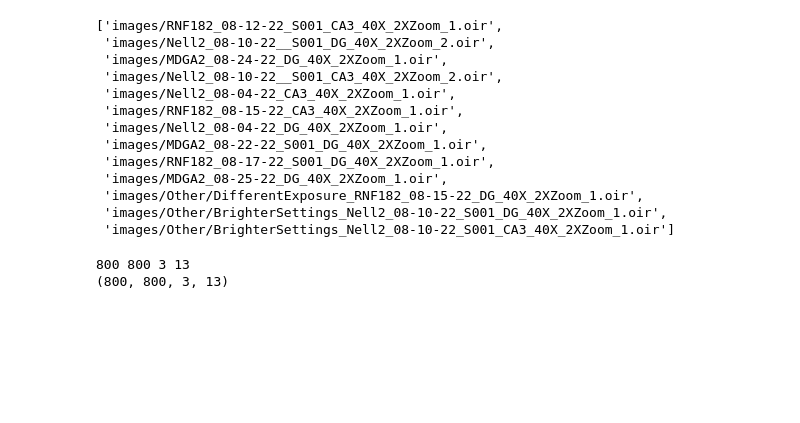
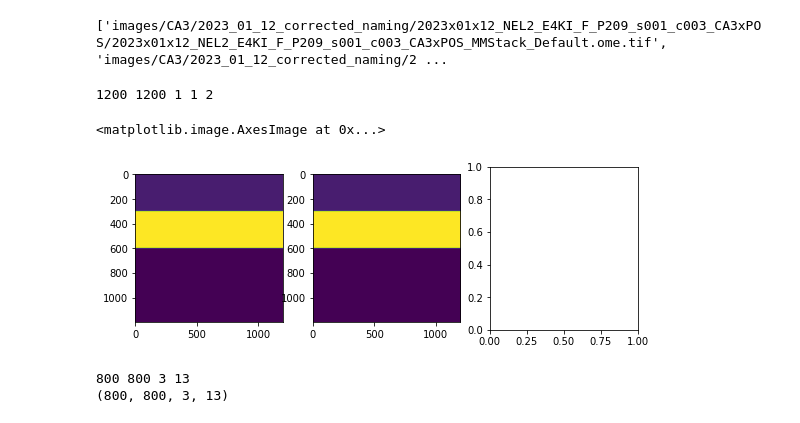
Before and after one commit to dtabuena/Images, a Jupyter notebook: Edit_Rig_Images.ipynb, the cells around one changed output. Cells and saved outputs as stored; diff of their text form; code cells hidden in the pictures; blank space fills up the shorter version.

```diff
--- a/Edit_Rig_Images.ipynb
+++ b/Edit_Rig_Images.ipynb
@@ -45,6 +50,6 @@ def get_sub_files(rootdir):
             file_list.extend([os.path.join(rootdir,f) for f in files])
     return file_list
 
-folder = get_drobox_folder('https://www.dropbox.com/sh/rv7944fsk9p1mvk/AAC0E8ZTPkr-pfgK8zdC730Sa?dl=0', 'images')
+folder = get_drobox_folder('https://www.dropbox.com/sh/a3vrgx8n2lvs53w/AAAVi1gSXYaP3gY4PmvWlRbAa?dl=0', 'images')
 file_list = get_sub_files(folder)
 # %% [output]
@@ -67,19 +73,41 @@ replace /content/images/MDGA2_08-24-22_DG_40X_2XZoom_1.oir? [y]es, [n]o, [A]ll,
-# %%
-file_list
-# %% [output]
-['images/RNF182_08-12-22_S001_CA3_40X_2XZoom_1.oir',
- 'images/Nell2_08-10-22__S001_DG_40X_2XZoom_2.oir',
- 'images/MDGA2_08-24-22_DG_40X_2XZoom_1.oir',
- 'images/Nell2_08-10-22__S001_CA3_40X_2XZoom_2.oir',
- 'images/Nell2_08-04-22_CA3_40X_2XZoom_1.oir',
- 'images/RNF182_08-15-22_CA3_40X_2XZoom_1.oir',
- 'images/Nell2_08-04-22_DG_40X_2XZoom_1.oir',
- 'images/MDGA2_08-22-22_S001_DG_40X_2XZoom_1.oir',
- 'images/RNF182_08-17-22_S001_DG_40X_2XZoom_1.oir',
- 'images/MDGA2_08-25-22_DG_40X_2XZoom_1.oir',
- 'images/Other/DifferentExposure_RNF182_08-15-22_DG_40X_2XZoom_1.oir',
- 'images/Other/BrighterSettings_Nell2_08-10-22_S001_DG_40X_2XZoom_1.oir',
- 'images/Other/BrighterSettings_Nell2_08-10-22_S001_CA3_40X_2XZoom_1.oir']
+# %%
+file_list_f = [f for f in file_list if '.tif' in f]
+file_list_f = [f for f in file_list_f if 'POS' in f]
+file_list_f = [f for f in file_list_f if '2023' in f]
+
+file_list_f = [f for f in file_list_f if '2022_10_26' not in f]
+file_list_f = [f for f in file_list_f if '2022x08x10' not in f]
+print(file_list_f)
+# %% [output]
+['images/CA3/2023_01_12_corrected_naming/2023x01x12_NEL2_E4KI_F_P209_s001_c003_CA3xPOS/2023x01x12_NEL2_E4KI_F_P209_s001_c003_CA3xPOS_MMStack_Default.ome.tif', 'images/CA3/2023_01_12_corrected_naming/2 ...
+# %%
+# file_dict_list=['name':file_list_f[0],file_dict['red_ch']=1,file_dict['brght_ch']=0]
+
+
+my_reader = bioformats.get_image_reader('my_image', file_list_f[0])
+c_dim = my_reader.rdr.getSizeC()
+z_dim = my_reader.rdr.getSizeZ()
+x_dim = my_reader.rdr.getSizeX()
+y_dim = my_reader.rdr.getSizeY()
+t_tim = my_reader.rdr.getSizeT()
+print(x_dim,y_dim,c_dim,z_dim,t_tim)
+
+image_stack = np.empty([x_dim,y_dim,c_dim,z_dim,t_tim])
+for ci in np.arange(c_dim):
+    for zi in np.arange(z_dim):
+        for ti in np.arange(t_tim):
+            img_i = my_reader.read(c=ci, z=zi, t=ti,rescale=True)
+            image_stack[:,:,ci,zi,ti]
+
+# image_stack = np.squeeze(image_stack)
+
+fig,ax=plt.subplots(1,3,figsize=(9,3))
+ax[0].imshow(np.squeeze(image_stack[:,:,:,:,0]))
+ax[1].imshow(np.squeeze(image_stack[:,:,:,:,1]))
+# %% [output]
+1200 1200 1 1 2
+<matplotlib.image.AxesImage at 0x...>
+[figure, added]
 # %%
 my_reader = bioformats.get_image_reader('my_image', file_list[7])
 
```
Also changed, not shown: parts of 2 cells of this notebook.
